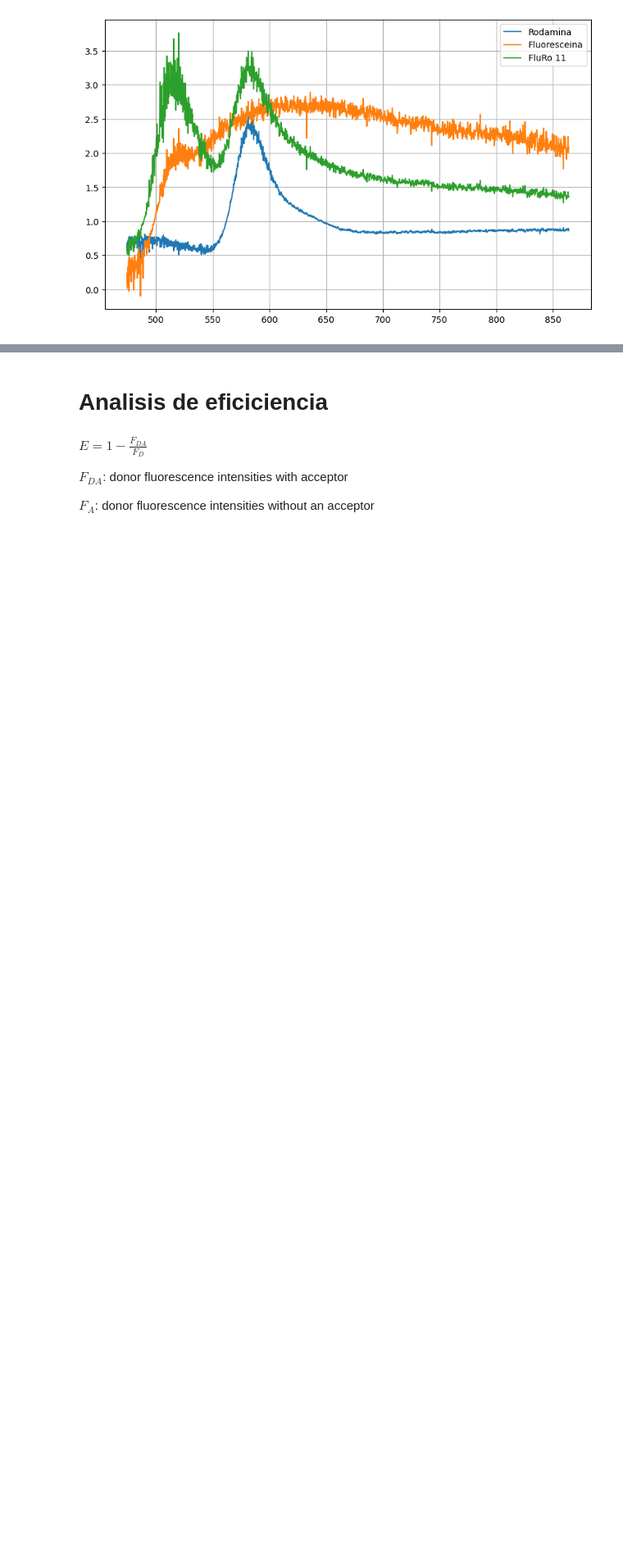
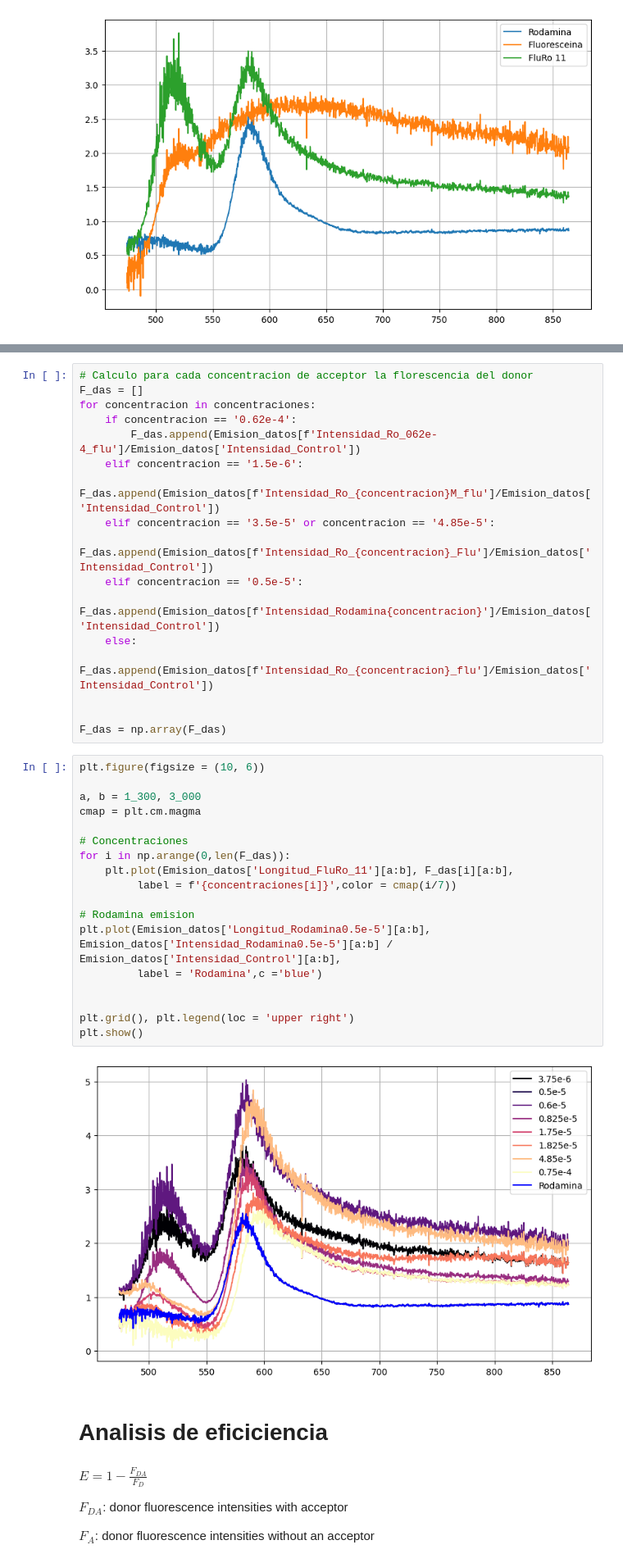
Before and after one commit to BernardoPironio/Espectrometria-difractiva, a Jupyter notebook: analisis_3.ipynb, the cells around one changed output, grey strips where cells are left out. Shown at 82% size. Cells and saved outputs as stored; diff of their text form; blank space fills up the shorter version.

Commit message:
Agrego varias cosas que son utiles para la presentacion

```diff
--- a/analisis_3.ipynb
+++ b/analisis_3.ipynb
@@ -172,3 +179,40 @@ plt.show()
+# %%
+# Calculo para cada concentracion de acceptor la florescencia del donor
+F_das = []
+for concentracion in concentraciones:
+    if concentracion == '0.62e-4':
+        F_das.append(Emision_datos[f'Intensidad_Ro_062e-4_flu']/Emision_datos['Intensidad_Control'])
+    elif concentracion == '1.5e-6':
+        F_das.append(Emision_datos[f'Intensidad_Ro_{concentracion}M_flu']/Emision_datos['Intensidad_Control'])
+    elif concentracion == '3.5e-5' or concentracion == '4.85e-5':
+        F_das.append(Emision_datos[f'Intensidad_Ro_{concentracion}_Flu']/Emision_datos['Intensidad_Control'])
+    elif concentracion == '0.5e-5':
+        F_das.append(Emision_datos[f'Intensidad_Rodamina{concentracion}']/Emision_datos['Intensidad_Control'])
+    else:
+        F_das.append(Emision_datos[f'Intensidad_Ro_{concentracion}_flu']/Emision_datos['Intensidad_Control'])
+
+
+F_das = np.array(F_das)
+# %%
+plt.figure(figsize = (10, 6))
+
+a, b = 1_300, 3_000
+cmap = plt.cm.magma
+
+# Concentraciones
+for i in np.arange(0,len(F_das)):
+    plt.plot(Emision_datos['Longitud_FluRo_11'][a:b], F_das[i][a:b],
+         label = f'{concentraciones[i]}',color = cmap(i/7))
+
+# Rodamina emision
+plt.plot(Emision_datos['Longitud_Rodamina0.5e-5'][a:b], Emision_datos['Intensidad_Rodamina0.5e-5'][a:b] / Emision_datos['Intensidad_Control'][a:b],
+         label = 'Rodamina',c ='blue')
+
+
+plt.grid(), plt.legend(loc = 'upper right')
+plt.show()
+# %% [output]
+[figure, added]
 # %% [markdown]
 # Analisis de eficiciencia
 # %% [markdown]
```
Also changed, not shown: parts of 18 cells of this notebook, 1 other file.
